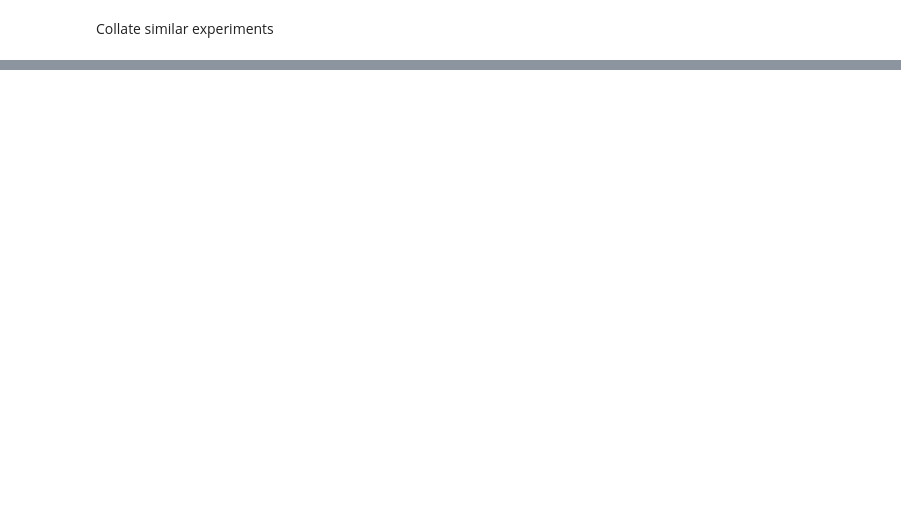
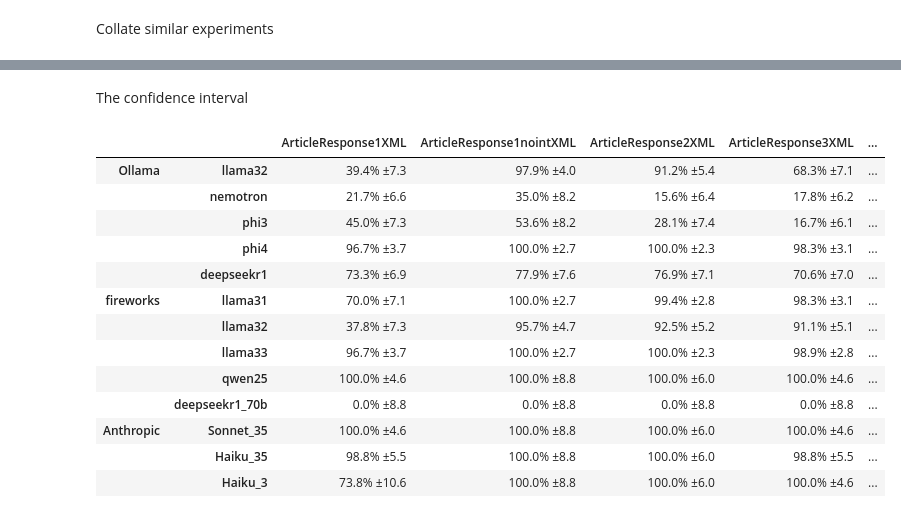
Before and after one commit to adocherty/mastering-structured-output, a Jupyter notebook: collate_and_test_results.ipynb, the cells around one changed output, grey strips where cells are left out. Saved outputs shown, nothing was run; the diff lists cells and outputs as text; code cells hidden in the pictures; blank space fills up the shorter version.

```diff
--- a/collate_and_test_results.ipynb
+++ b/collate_and_test_results.ipynb
@@ -278,0 +344,19 @@ df_count
+# %% [markdown]
+The confidence interval
+# %%
+df_ci
+# %% [output]
+|  |  | ArticleResponse1XML | ArticleResponse1nointXML | ArticleResponse2XML | ArticleResponse3XML | ... |
+| Ollama | llama32 | 39.4% ±7.3 | 97.9% ±4.0 | 91.2% ±5.4 | 68.3% ±7.1 | ... |
+|  | nemotron | 21.7% ±6.6 | 35.0% ±8.2 | 15.6% ±6.4 | 17.8% ±6.2 | ... |
+|  | phi3 | 45.0% ±7.3 | 53.6% ±8.2 | 28.1% ±7.4 | 16.7% ±6.1 | ... |
+|  | phi4 | 96.7% ±3.7 | 100.0% ±2.7 | 100.0% ±2.3 | 98.3% ±3.1 | ... |
+|  | deepseekr1 | 73.3% ±6.9 | 77.9% ±7.6 | 76.9% ±7.1 | 70.6% ±7.0 | ... |
+| fireworks | llama31 | 70.0% ±7.1 | 100.0% ±2.7 | 99.4% ±2.8 | 98.3% ±3.1 | ... |
+|  | llama32 | 37.8% ±7.3 | 95.7% ±4.7 | 92.5% ±5.2 | 91.1% ±5.1 | ... |
+|  | llama33 | 96.7% ±3.7 | 100.0% ±2.7 | 100.0% ±2.3 | 98.9% ±2.8 | ... |
+|  | qwen25 | 100.0% ±4.6 | 100.0% ±8.8 | 100.0% ±6.0 | 100.0% ±4.6 | ... |
+|  | deepseekr1_70b | 0.0% ±8.8 | 0.0% ±8.8 | 0.0% ±8.8 | 0.0% ±8.8 | ... |
+| Anthropic | Sonnet_35 | 100.0% ±4.6 | 100.0% ±8.8 | 100.0% ±6.0 | 100.0% ±4.6 | ... |
+|  | Haiku_35 | 98.8% ±5.5 | 100.0% ±8.8 | 100.0% ±6.0 | 98.8% ±5.5 | ... |
+|  | Haiku_3 | 73.8% ±10.6 | 100.0% ±8.8 | 100.0% ±6.0 | 100.0% ±4.6 | ... |
```
Also changed, not shown: parts of 22 cells of this notebook, 4 other files.
